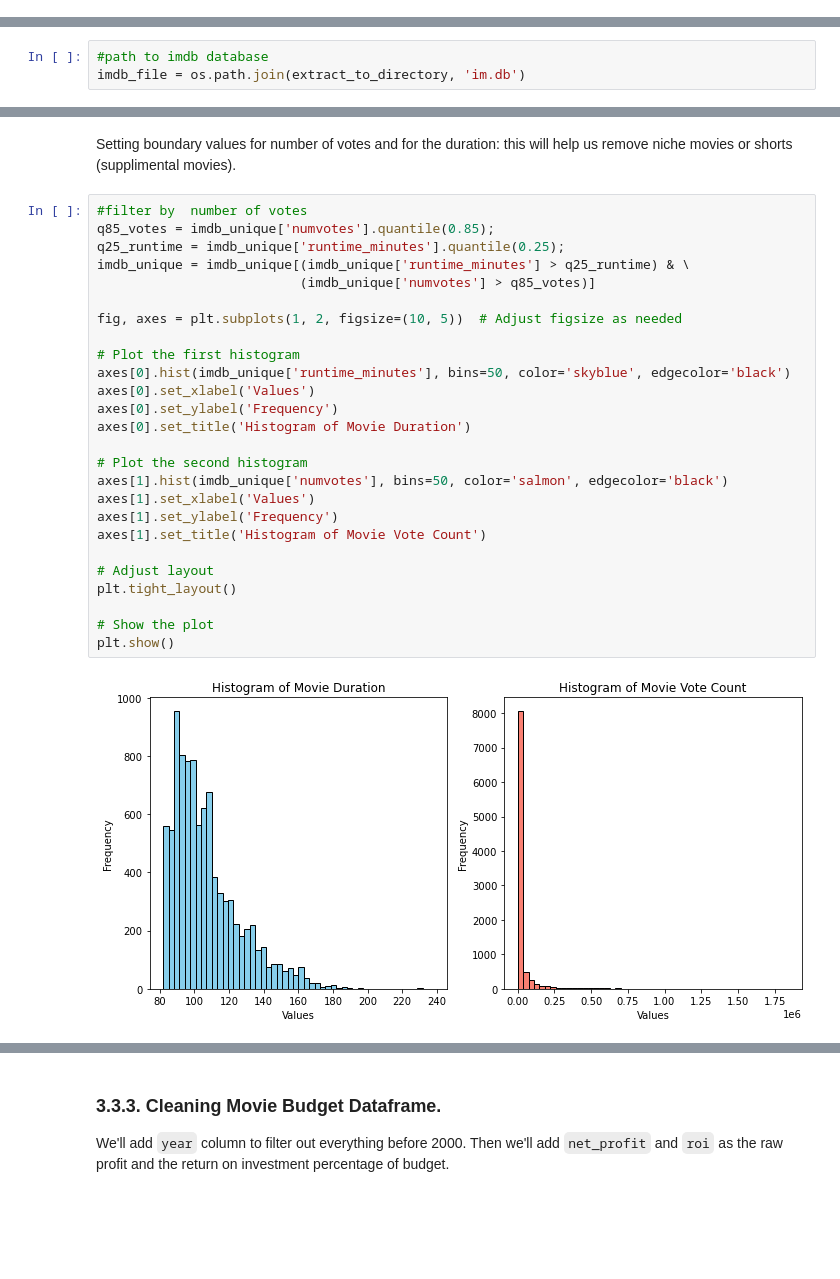
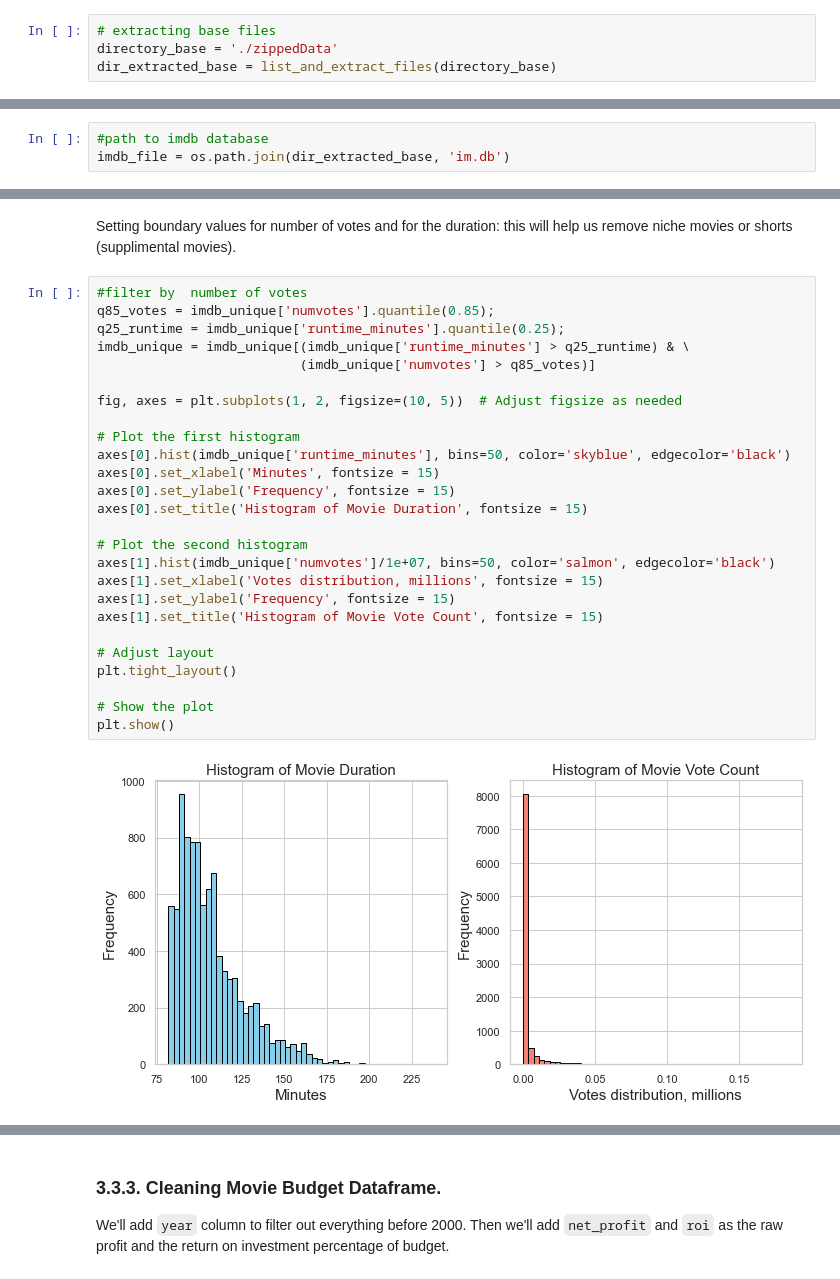
Before and after one commit to leksea/dsc-phase-2-project, a Jupyter notebook: AY_Phase2.ipynb, the cells around one changed output, grey strips where cells are left out. Saved outputs shown, nothing was run; the diff lists cells and outputs as text; blank space fills up the shorter version.

```diff
--- a/AY_Phase2.ipynb
+++ b/AY_Phase2.ipynb
@@ -82,0 +86,4 @@ def load_df_(filepath, mysep):
+# %%
+# extracting base files
+directory_base = './zippedData'
+dir_extracted_base = list_and_extract_files(directory_base)
@@ -239,6 +195,6 @@ for f in files:
 # %%
 #path to imdb database
-imdb_file = os.path.join(extract_to_directory, 'im.db')
+imdb_file = os.path.join(dir_extracted_base, 'im.db')
 # %% [markdown]
 ### 3.2.1. IMDB Database Structure
 
@@ -366,31 +385,31 @@ Setting boundary values for number of votes and for the duration: this will help
 # %%
 #filter by  number of votes
 q85_votes = imdb_unique['numvotes'].quantile(0.85);
 q25_runtime = imdb_unique['runtime_minutes'].quantile(0.25);
 imdb_unique = imdb_unique[(imdb_unique['runtime_minutes'] > q25_runtime) & \
                           (imdb_unique['numvotes'] > q85_votes)]
 
 fig, axes = plt.subplots(1, 2, figsize=(10, 5))  # Adjust figsize as needed
 
 # Plot the first histogram
 axes[0].hist(imdb_unique['runtime_minutes'], bins=50, color='skyblue', edgecolor='black')
-axes[0].set_xlabel('Values')
-axes[0].set_ylabel('Frequency')
-axes[0].set_title('Histogram of Movie Duration')
+axes[0].set_xlabel('Minutes', fontsize = 15)
+axes[0].set_ylabel('Frequency', fontsize = 15)
+axes[0].set_title('Histogram of Movie Duration', fontsize = 15)
 
 # Plot the second histogram
-axes[1].hist(imdb_unique['numvotes'], bins=50, color='salmon', edgecolor='black')
-axes[1].set_xlabel('Values')
-axes[1].set_ylabel('Frequency')
-axes[1].set_title('Histogram of Movie Vote Count')
+axes[1].hist(imdb_unique['numvotes']/1e+07, bins=50, color='salmon', edgecolor='black')
+axes[1].set_xlabel('Votes distribution, millions', fontsize = 15)
+axes[1].set_ylabel('Frequency', fontsize = 15)
+axes[1].set_title('Histogram of Movie Vote Count', fontsize = 15)
 
 # Adjust layout
 plt.tight_layout()
 
 # Show the plot
 plt.show()
 # %% [output]
-[figure, old version]
+[figure, new version]
 # %%
 imdb_unique = imdb_unique[imdb_unique['start_year']>=2000]
 cols_of_interest = ['primary_title', 'start_year', 'averagerating', 'numvotes', 'runtime_minutes', 'genres']
```
Also changed, not shown: parts of 109 cells of this notebook, 2 other files.
